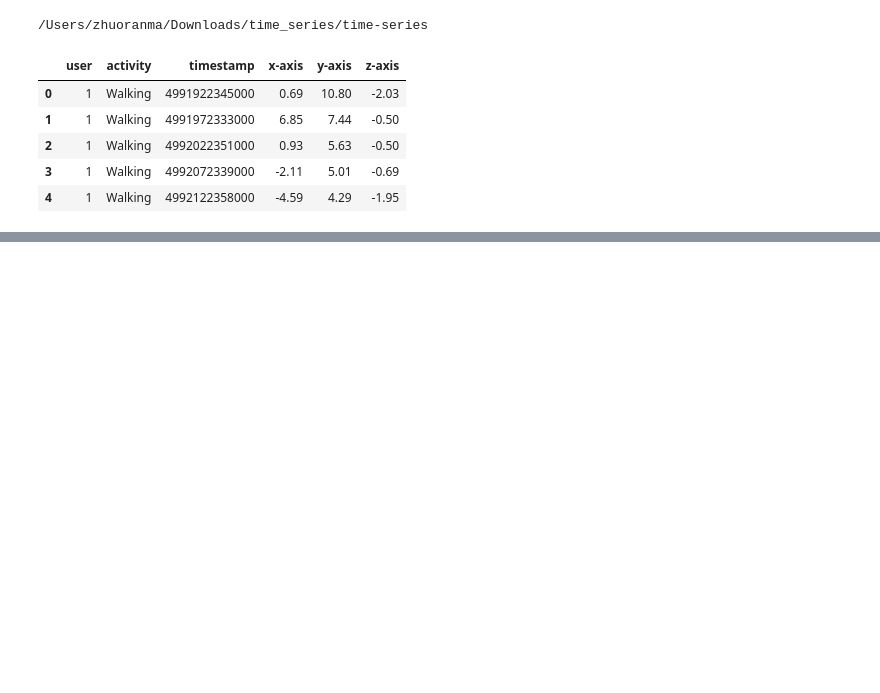
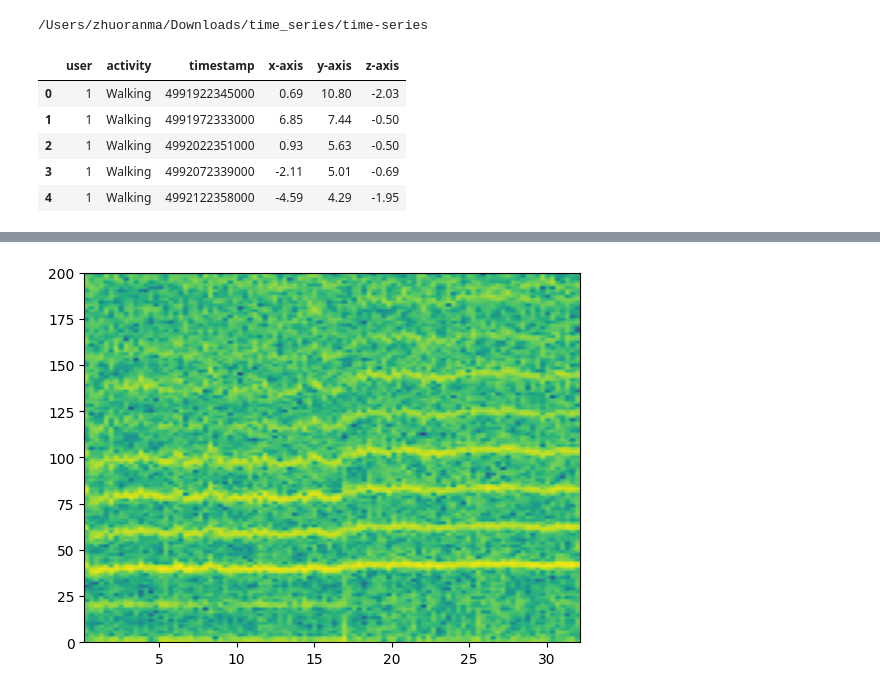
Before and after one commit to sarahtwystian/time-series, a Jupyter notebook: ACF_plot.ipynb, the cells around one changed output, grey strips where cells are left out. Drawn from its saved outputs; the diff is of its cells as text; code cells hidden in the pictures; blank space fills up the shorter version.

```diff
--- a/ACF_plot.ipynb
+++ b/ACF_plot.ipynb
@@ -115,0 +166,12 @@ data (1000,)
+# %%
+y=data[(data['user']==3)&(data['activity']=='Walking')]['y-axis']
+
+y_plt=plt.specgram(y,Fs=400)[0]
+x=data[(data['user']==3)&(data['activity']=='Walking')]['x-axis']
+
+x_plt=plt.specgram(x,Fs=400)[0]
+z=data[(data['user']==3)&(data['activity']=='Walking')]['z-axis']
+
+z_plt=plt.specgram(z,Fs=400)[0]
+# %% [output]
+[figure, added]
```
Also changed, not shown: parts of 11 cells of this notebook.
